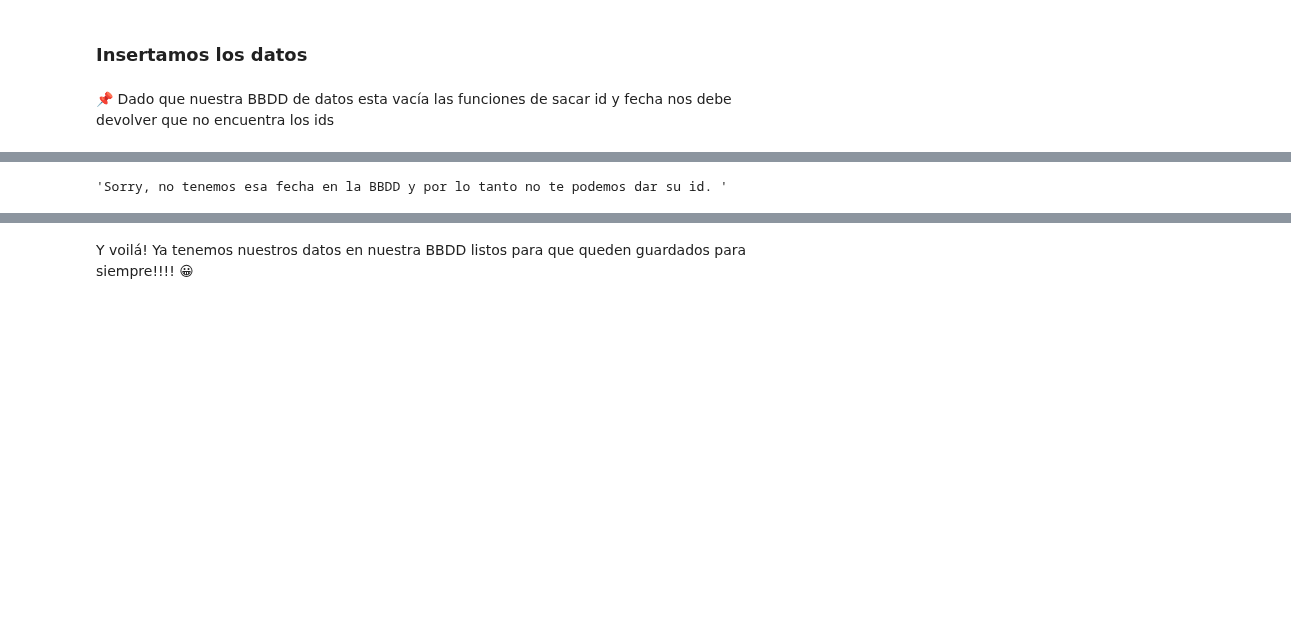
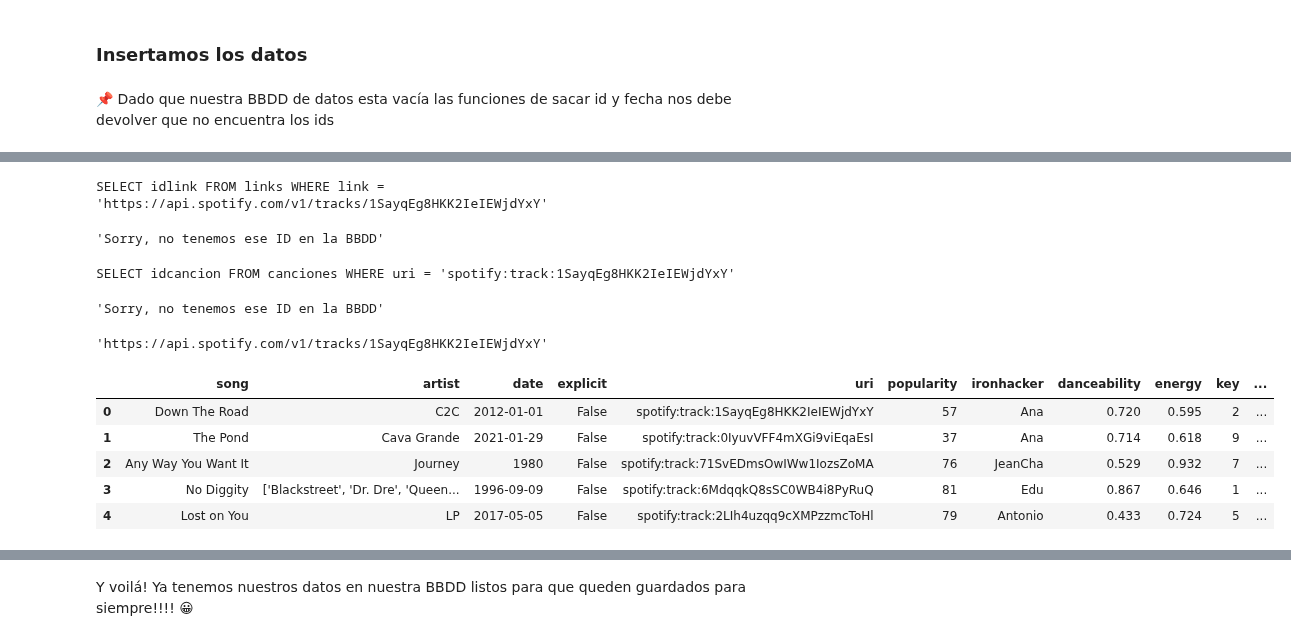
Before and after one commit to Ironhack-Part-Time-Enero2022/apuntes-clases, a Jupyter notebook: semana-12/12.2.Data-To-SQL.ipynb, the cells around one changed output, grey strips where cells are left out. Cells and saved outputs as stored; diff of their text form; code cells hidden in the pictures; blank space fills up the shorter version.

```diff
--- a/semana-12/12.2.Data-To-SQL.ipynb
+++ b/semana-12/12.2.Data-To-SQL.ipynb
@@ -194,5 +148,0 @@ id_ciudad
-# %%
-id_fecha = carga.sacar_id_fecha(3, "2022-03-16")
-id_fecha
-# %% [output]
-'Sorry, no tenemos esa fecha en la BBDD y por lo tanto no te podemos dar su id. '
@@ -209 +149,26 @@ for indice, fila in df.iterrows():
+# %%
+id_uri = spotify.sacar_id('https://api.spotify.com/v1/tracks/1SayqEg8HKK2IeIEWjdYxY', "idlink" , "link", "links")
+id_uri
+# %% [output]
+SELECT idlink FROM links WHERE link = 'https://api.spotify.com/v1/tracks/1SayqEg8HKK2IeIEWjdYxY'
+'Sorry, no tenemos ese ID en la BBDD'
+# %%
+id_cancion = spotify.sacar_id('spotify:track:1SayqEg8HKK2IeIEWjdYxY', "idcancion" , "uri", "canciones")
+id_cancion
+# %% [output]
+SELECT idcancion FROM canciones WHERE uri = 'spotify:track:1SayqEg8HKK2IeIEWjdYxY'
+'Sorry, no tenemos ese ID en la BBDD'
+# %%
+df.track_href[0]
+# %% [output]
+'https://api.spotify.com/v1/tracks/1SayqEg8HKK2IeIEWjdYxY'
+# %%
+df.head()
+# %% [output]
+|  | song | artist | date | explicit | uri | popularity | ironhacker | danceability | energy | key | ... |
+| 0 | Down The Road | C2C | 2012-01-01 | False | spotify:track:1SayqEg8HKK2IeIEWjdYxY | 57 | Ana | 0.720 | 0.595 | 2 | ... |
+| 1 | The Pond | Cava Grande | 2021-01-29 | False | spotify:track:0IyuvVFF4mXGi9viEqaEsI | 37 | Ana | 0.714 | 0.618 | 9 | ... |
+| 2 | Any Way You Want It | Journey | 1980 | False | spotify:track:71SvEDmsOwIWw1IozsZoMA | 76 | JeanCha | 0.529 | 0.932 | 7 | ... |
+| 3 | No Diggity | ['Blackstreet', 'Dr. Dre', 'Queen... | 1996-09-09 | False | spotify:track:6MdqqkQ8sSC0WB4i8PyRuQ | 81 | Edu | 0.867 | 0.646 | 1 | ... |
+| 4 | Lost on You | LP | 2017-05-05 | False | spotify:track:2LIh4uzqq9cXMPzzmcToHl | 79 | Antonio | 0.433 | 0.724 | 5 | ... |
 # %%
```
Also changed, not shown: parts of 23 cells of this notebook.
